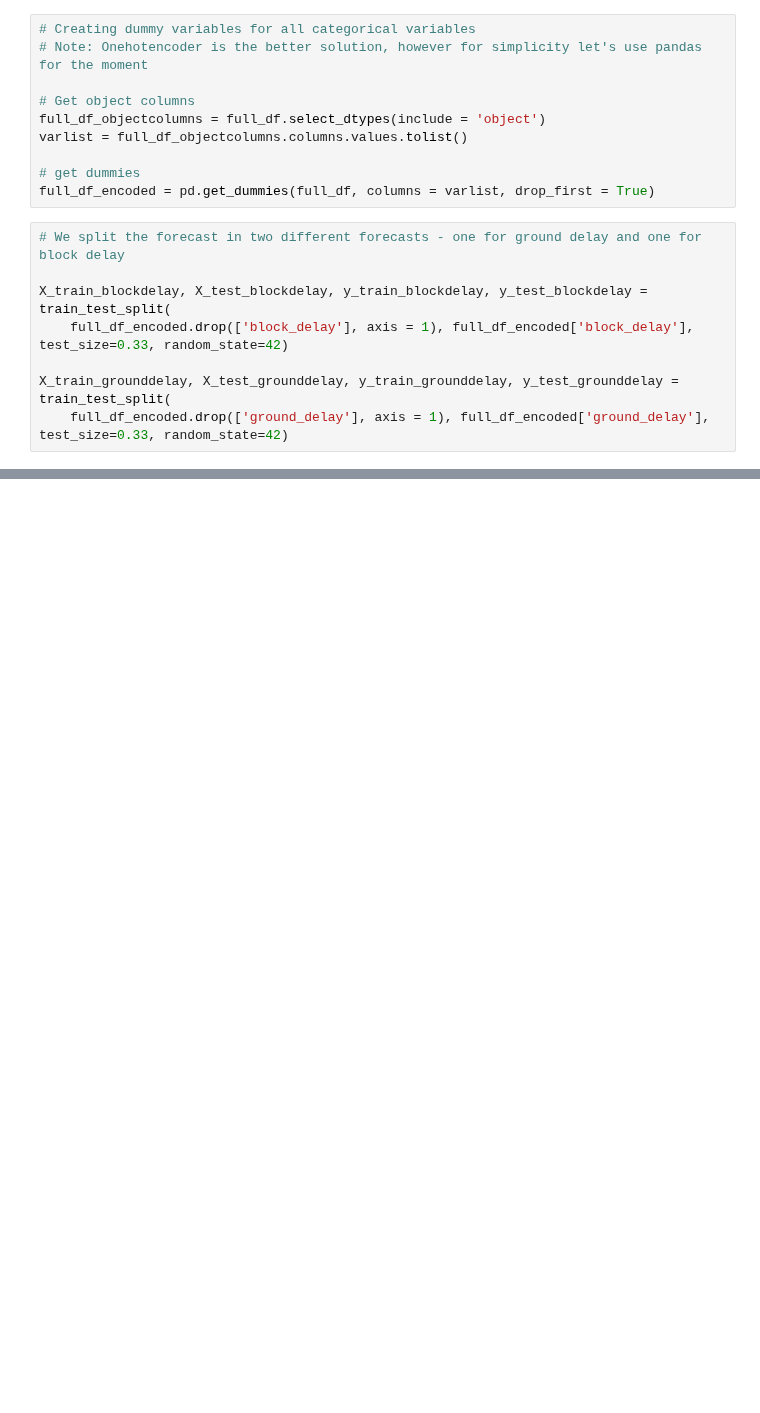
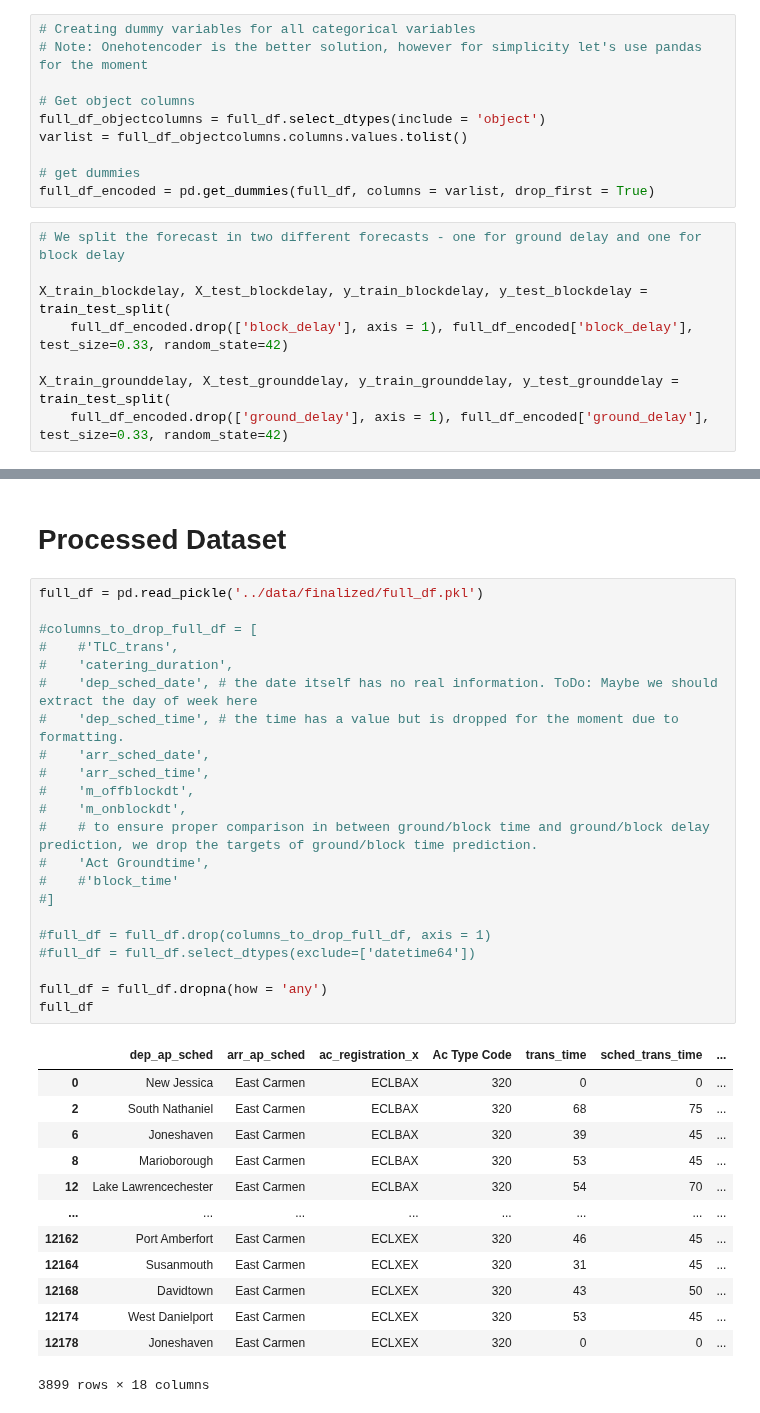
Before and after one commit to Paul1911/Delay-Prediction, a Jupyter notebook: notebooks/5modelling.ipynb, the cells around one changed output, grey strips where cells are left out. Saved outputs shown, nothing was run; the diff lists cells and outputs as text; blank space fills up the shorter version.

Commit message:
improved separation for full_df feature engineering

```diff
--- a/notebooks/5modelling.ipynb
+++ b/notebooks/5modelling.ipynb
@@ -225,0 +204,38 @@ The RMSE for Ground delay is 7.79 minutes.
+# %% [markdown]
+# Processed Dataset
+# %%
+full_df = pd.read_pickle('../data/finalized/full_df.pkl')
+
+#columns_to_drop_full_df = [
+#    #'TLC_trans',
+#    'catering_duration',
+#    'dep_sched_date', # the date itself has no real information. ToDo: Maybe we should extract the day of week here
+#    'dep_sched_time', # the time has a value but is dropped for the moment due to formatting.
+#    'arr_sched_date',
+#    'arr_sched_time',
+#    'm_offblockdt',
+#    'm_onblockdt',
+#    # to ensure proper comparison in between ground/block time and ground/block delay prediction, we drop the targets of ground/block time prediction.
+#    'Act Groundtime',
+#    #'block_time'
+#]
+
+#full_df = full_df.drop(columns_to_drop_full_df, axis = 1)
+#full_df = full_df.select_dtypes(exclude=['datetime64'])
+
+full_df = full_df.dropna(how = 'any')
+full_df
+# %% [output]
+|  | dep_ap_sched | arr_ap_sched | ac_registration_x | Ac Type Code | trans_time | sched_trans_time | ... |
+| 0 | New Jessica | East Carmen | ECLBAX | 320 | 0 | 0 | ... |
+| 2 | South Nathaniel | East Carmen | ECLBAX | 320 | 68 | 75 | ... |
+| 6 | Joneshaven | East Carmen | ECLBAX | 320 | 39 | 45 | ... |
+| 8 | Marioborough | East Carmen | ECLBAX | 320 | 53 | 45 | ... |
+| 12 | Lake Lawrencechester | East Carmen | ECLBAX | 320 | 54 | 70 | ... |
+| ... | ... | ... | ... | ... | ... | ... | ... |
+| 12162 | Port Amberfort | East Carmen | ECLXEX | 320 | 46 | 45 | ... |
+| 12164 | Susanmouth | East Carmen | ECLXEX | 320 | 31 | 45 | ... |
+| 12168 | Davidtown | East Carmen | ECLXEX | 320 | 43 | 50 | ... |
+| 12174 | West Danielport | East Carmen | ECLXEX | 320 | 53 | 45 | ... |
+| 12178 | Joneshaven | East Carmen | ECLXEX | 320 | 0 | 0 | ... |
+3899 rows × 18 columns
```
Also changed, not shown: parts of 14 cells of this notebook, 2 other files.
